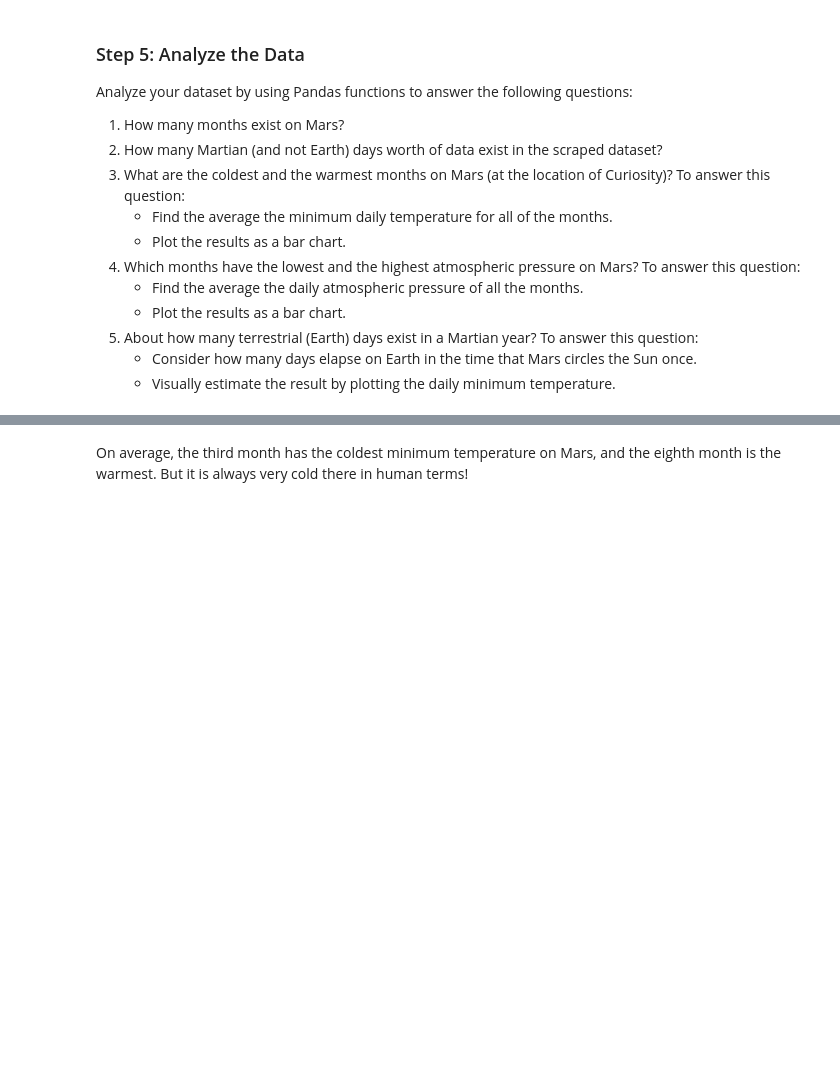
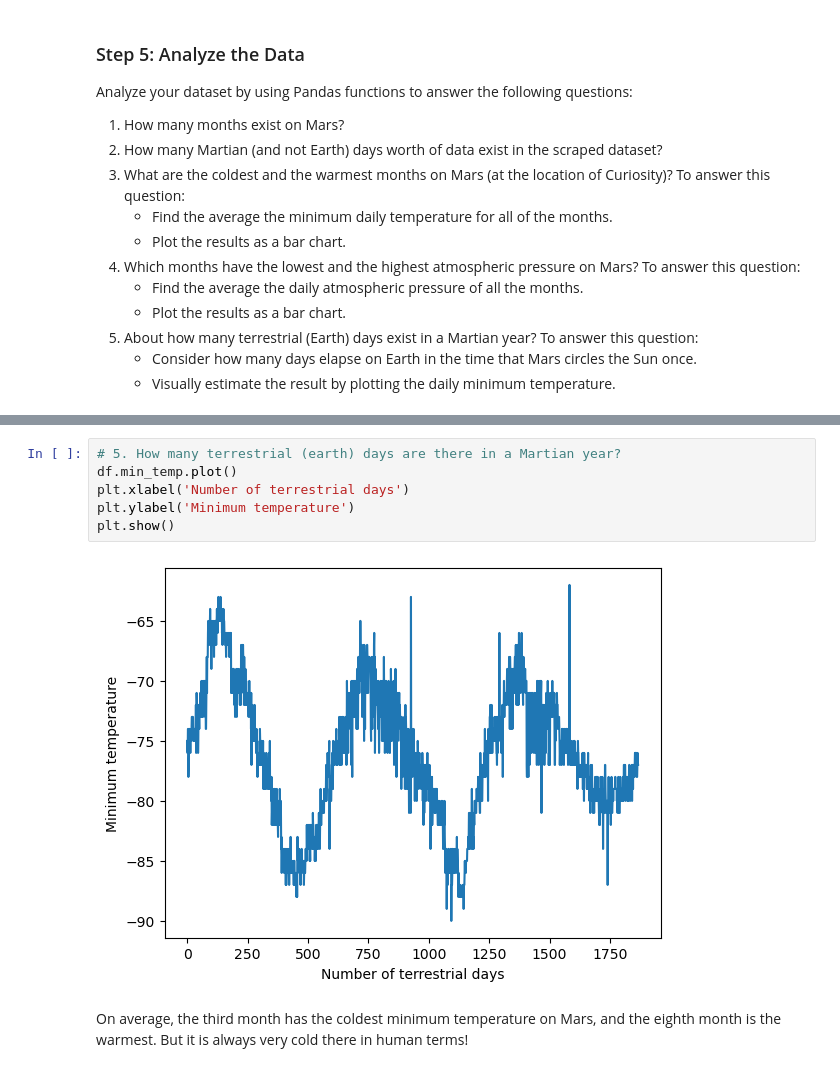
Before and after one commit to shef1109/Mission-to-Mars, a Jupyter notebook: Challenge Assignment Starter Code/part_2_mars_weather.ipynb, the cells around one changed output, grey strips where cells are left out. Saved outputs shown, nothing was run; the diff lists cells and outputs as text; blank space fills up the shorter version.

```diff
--- a/Challenge Assignment Starter Code/part_2_mars_weather.ipynb
+++ b/Challenge Assignment Starter Code/part_2_mars_weather.ipynb
@@ -309,3 +258,11 @@ In one Martial year, nearly  686 days 00:00:00 pass on Earth
+# %%
+# 5. How many terrestrial (earth) days are there in a Martian year?
+df.min_temp.plot()
+plt.xlabel('Number of terrestrial days')
+plt.ylabel('Minimum temperature')
+plt.show()
+# %% [output]
+[figure, added]
 # %% [markdown]
 On average, the third month has the coldest minimum temperature on Mars, and the eighth month is the warmest. But it is always very cold there in human terms!
 # %% [markdown]
```
Also changed, not shown: parts of 16 cells of this notebook.
